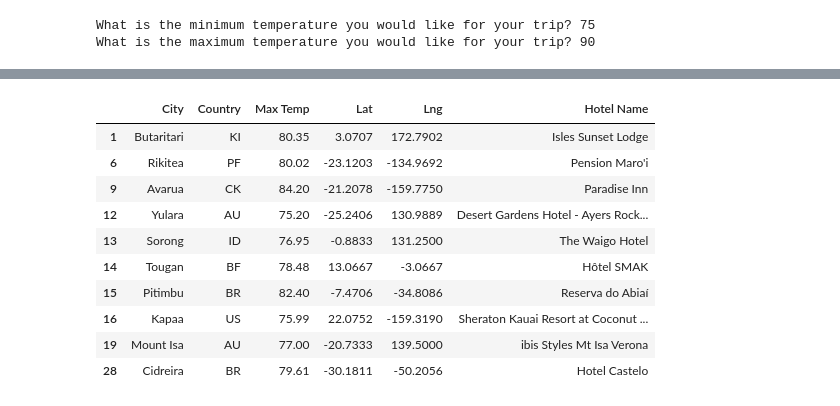
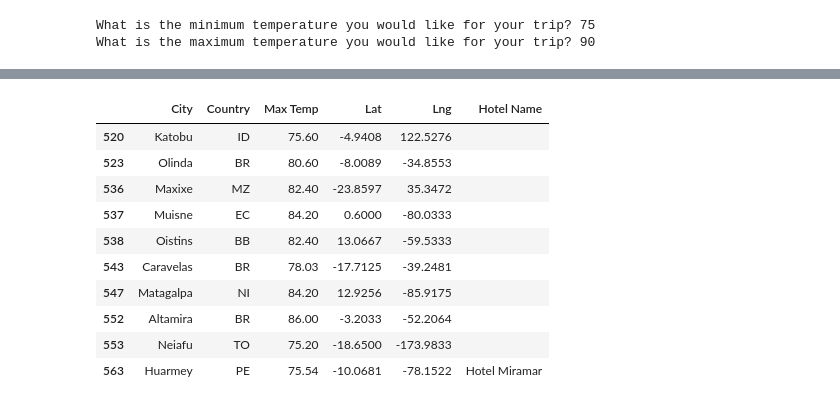
Before and after one commit to GPT2099/World_Weather_Analysis, a Jupyter notebook: VacationPy.ipynb, the cells around one changed output, grey strips where cells are left out. Drawn from its saved outputs; the diff is of its cells as text; code cells hidden in the pictures.

```diff
--- a/VacationPy.ipynb
+++ b/VacationPy.ipynb
@@ -174,19 +174,19 @@ try:
 except (IndexError):
     print("Hotel not found... skipping.")
 # %%
-hotel_df.head(10)
+hotel_df.tail(10)
 # %% [output]
 |  | City | Country | Max Temp | Lat | Lng | Hotel Name |
-| 1 | Butaritari | KI | 80.35 | 3.0707 | 172.7902 | Isles Sunset Lodge |
-| 6 | Rikitea | PF | 80.02 | -23.1203 | -134.9692 | Pension Maro'i |
-| 9 | Avarua | CK | 84.20 | -21.2078 | -159.7750 | Paradise Inn |
-| 12 | Yulara | AU | 75.20 | -25.2406 | 130.9889 | Desert Gardens Hotel - Ayers Rock... |
-| 13 | Sorong | ID | 76.95 | -0.8833 | 131.2500 | The Waigo Hotel |
-| 14 | Tougan | BF | 78.48 | 13.0667 | -3.0667 | Hôtel SMAK |
-| 15 | Pitimbu | BR | 82.40 | -7.4706 | -34.8086 | Reserva do Abiaí |
-| 16 | Kapaa | US | 75.99 | 22.0752 | -159.3190 | Sheraton Kauai Resort at Coconut ... |
-| 19 | Mount Isa | AU | 77.00 | -20.7333 | 139.5000 | ibis Styles Mt Isa Verona |
-| 28 | Cidreira | BR | 79.61 | -30.1811 | -50.2056 | Hotel Castelo |
+| 520 | Katobu | ID | 75.60 | -4.9408 | 122.5276 |  |
+| 523 | Olinda | BR | 80.60 | -8.0089 | -34.8553 |  |
+| 536 | Maxixe | MZ | 82.40 | -23.8597 | 35.3472 |  |
+| 537 | Muisne | EC | 84.20 | 0.6000 | -80.0333 |  |
+| 538 | Oistins | BB | 82.40 | 13.0667 | -59.5333 |  |
+| 543 | Caravelas | BR | 78.03 | -17.7125 | -39.2481 |  |
+| 547 | Matagalpa | NI | 84.20 | 12.9256 | -85.9175 |  |
+| 552 | Altamira | BR | 86.00 | -3.2033 | -52.2064 |  |
+| 553 | Neiafu | TO | 75.20 | -18.6500 | -173.9833 |  |
+| 563 | Huarmey | PE | 75.54 | -10.0681 | -78.1522 | Hotel Miramar |
 # %%
 # Add a heatmap of temperature for the vacation spots.
 locations = hotel_df[["Lat", "Lng"]]
```
Also changed, not shown: parts of 4 cells of this notebook, 3 other files.
